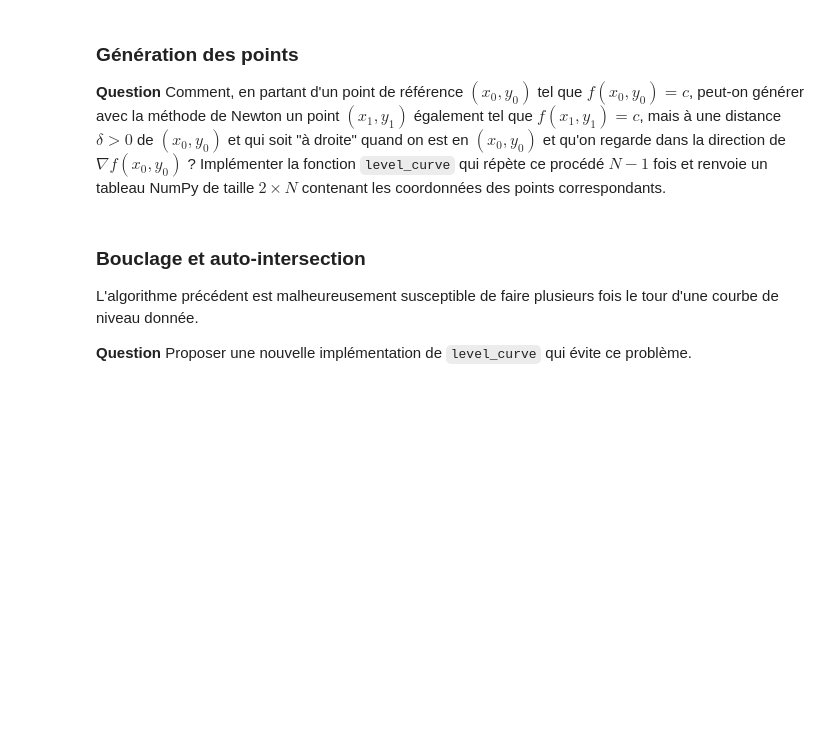
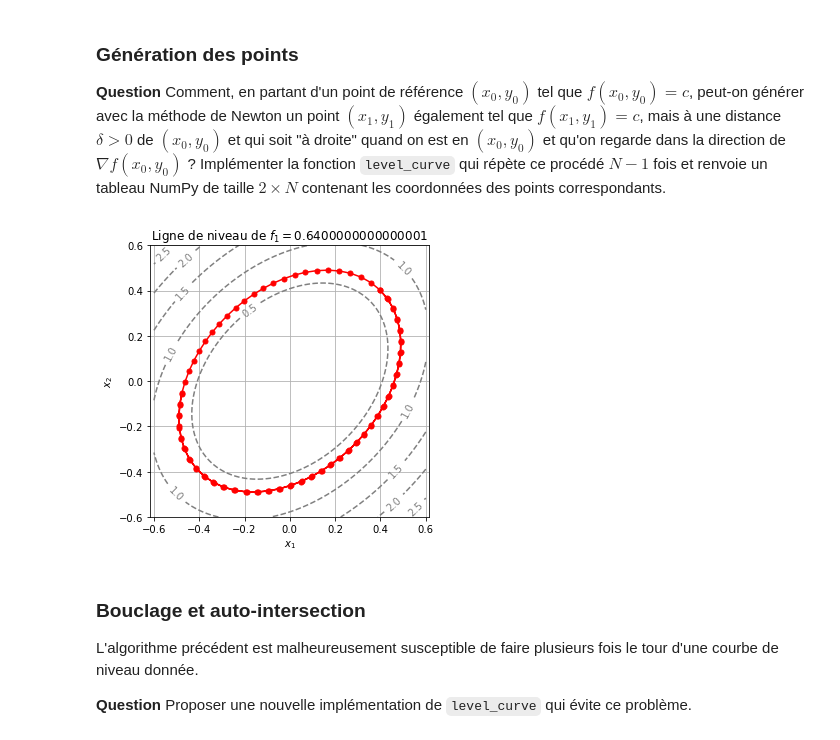
Before and after one commit to Adri-78/Projet-Info-maths, a Jupyter notebook: Projet numérique - Calcul différentiel.ipynb, the cells around one changed output. Cells and saved outputs as stored; diff of their text form; code cells hidden in the pictures; blank space fills up the shorter version.

```diff
--- a/Projet numérique - Calcul différentiel.ipynb
+++ b/Projet numérique - Calcul différentiel.ipynb
@@ -192,9 +251,48 @@ def Newton(F, x0, y0, eps=eps, N=N):
 ### Génération des points
 
 **Question** Comment, en partant d'un point de référence $(x_0, y_0)$ tel que $f(x_0, y_0)=c$, peut-on générer avec la méthode de Newton un point $(x_1, y_1)$ également tel que $f(x_1, y_1) = c$, mais à une distance $\delta > 0$ de $(x_0, y_0)$ et qui soit "à droite" quand on est en $(x_0, y_0)$ et qu'on regarde dans la direction de $\nabla f(x_0, y_0)$ ? Implémenter la fonction `level_curve` qui répète ce procédé $N-1$ fois et renvoie un tableau NumPy de taille $2 \times N$ contenant les coordonnées des points correspondants.
-# %%
-def level_curve(f, x0, y0, delta=0.1, N=1000, eps=eps):
-   ...
+# %%
+def level_curve(f, x0, y0, delta=0.01, N=1000, eps=eps):
+
+    g = autograd.grad
+    coord = np.zeros((2,N))
+    coord[0,0], coord[1,0] = x0, y0
+    c = f(x0, y0)
+    def f_c(x1, x2):
+        return f(x1, x2) - c
+    for i in range(1, N):
+        vect = np.dot(1/np.sqrt(g(f_c,0)(x0,y0)**2 + g(f_c,1)(x0,y0)**2),(g(f_c,1)(x0,y0), -g(f_c,0)(x0,y0)))
+        a,b = x0,y0
+        def F(x,y):
+            vecti = np.array([
+                f_c(x,y),
+                (x - a)**2 + (y - b)**2 - delta**2
+            ])
+            return vecti
+        (x0, y0) = (x0, y0) + np.dot(delta,vect)
+        x, y = Newton(F, x0, y0)
+        coord[0,i], coord[1,i] = x, y
+        x0, y0 = x, y
+    return coord
+
+
+X = level_curve(f1,0.4,0.4,0.05,100)
+display_contour(
+    f1,
+    x=np.linspace(-0.6, 0.6, 100),
+    y=np.linspace(-0.6, 0.6, 100),
+    levels=np.linspace(0,5,11)
+)
+plt.plot(X[0],X[1],c='r',marker='o',markersize=5)
+plt.xlabel("$x_1$")
+plt.ylabel("$x_2$")
+plt.title(f"Ligne de niveau de $f_1={f1(0.4,0.4)}$")
+plt.grid(True)
+plt.axis("equal")
+
+plt.show()
+# %% [output]
+[figure, added]
 # %% [markdown]
 ### Bouclage et auto-intersection
 
```
Also changed, not shown: parts of 5 cells of this notebook.
